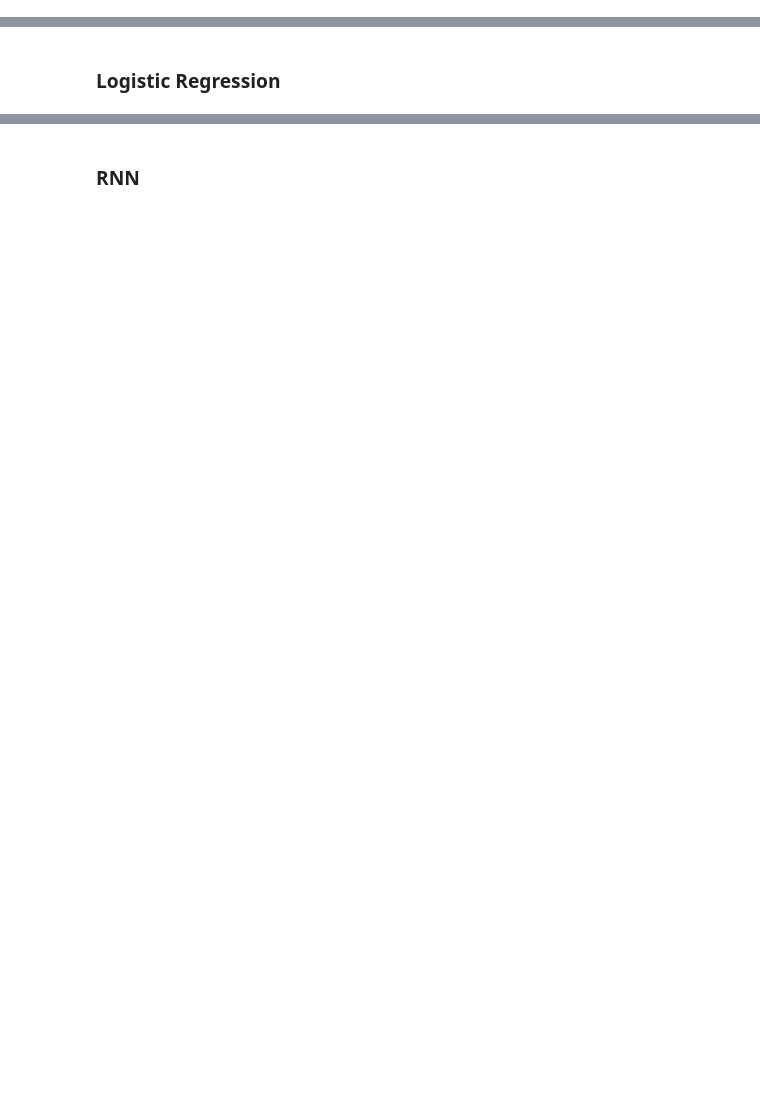
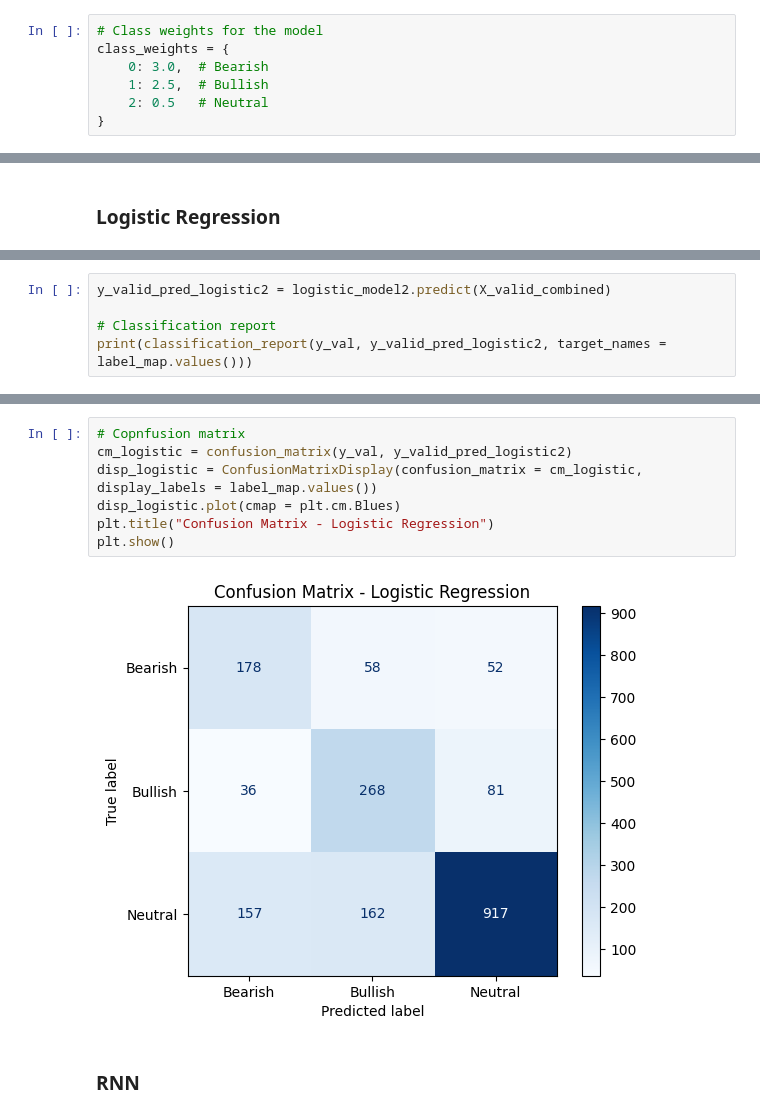
Before and after one commit to Port0goose/Text_Mining, a Jupyter notebook: tm_tests1_01.ipynb, the cells around one changed output, grey strips where cells are left out. Cells and saved outputs as stored; diff of their text form; blank space fills up the shorter version.

```diff
--- a/tm_tests1_01.ipynb
+++ b/tm_tests1_01.ipynb
@@ -547,2 +547,9 @@ X_valid_combined = np.hstack([X_valid_glove, X_valid_vader.values])
+# %%
+# Class weights for the model
+class_weights = {
+    0: 3.0,  # Bearish
+    1: 2.5,  # Bullish
+    2: 0.5   # Neutral
+}
 # %% [markdown]
 # Models
@@ -603,0 +608,5 @@ plt.show()
+# %%
+y_valid_pred_logistic2 = logistic_model2.predict(X_valid_combined)
+
+# Classification report
+print(classification_report(y_val, y_valid_pred_logistic2, target_names = label_map.values()))
@@ -604,2 +623,11 @@ plt.show()
+# %%
+# Copnfusion matrix
+cm_logistic = confusion_matrix(y_val, y_valid_pred_logistic2)
+disp_logistic = ConfusionMatrixDisplay(confusion_matrix = cm_logistic, display_labels = label_map.values())
+disp_logistic.plot(cmap = plt.cm.Blues)
+plt.title("Confusion Matrix - Logistic Regression")
+plt.show()
+# %% [output]
+[figure, added]
 # %% [markdown]
 ### RNN
```
Also changed, not shown: parts of 40 cells of this notebook.
